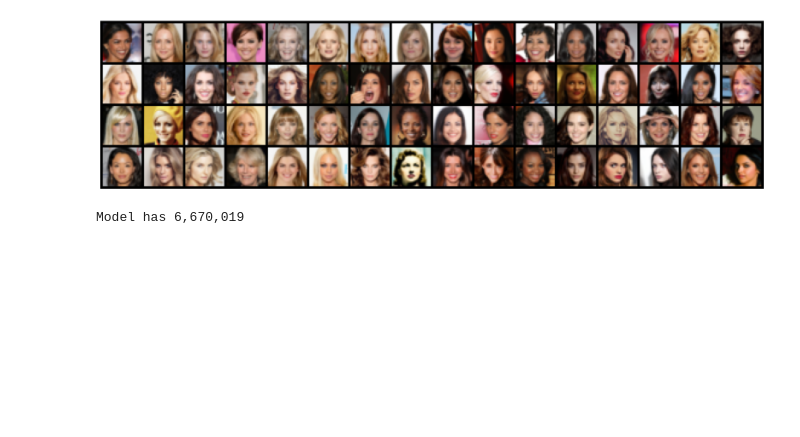
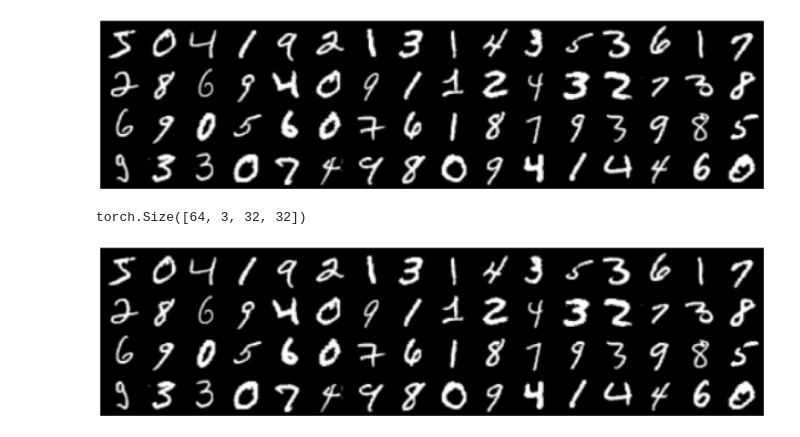
Before and after one commit to karanravindra/nn-zoo, a Jupyter notebook: projects/paper-implementations/image-generation/7-ddpm/ddpm.ipynb, the cells around one changed output. Cells and saved outputs as stored; diff of their text form; code cells hidden in the pictures; blank space fills up the shorter version.

```diff
--- a/projects/paper-implementations/image-generation/7-ddpm/ddpm.ipynb
+++ b/projects/paper-implementations/image-generation/7-ddpm/ddpm.ipynb
@@ -10,11 +10,11 @@ from torchmetrics.image.fid import FrechetInceptionDistance
 import diffusers
 import matplotlib.pyplot as plt
 # %%
-train_dataset = torchvision.datasets.ImageFolder("data/celeba_hq/train", transform=torchvision.transforms.Compose([
+train_dataset = torchvision.datasets.MNIST(root="data", train=True, transform=torchvision.transforms.Compose([
     torchvision.transforms.ToTensor(),
     torchvision.transforms.Resize((32,32))
 ]))
-test_dataset = torchvision.datasets.ImageFolder("data/celeba_hq/val", transform=torchvision.transforms.Compose([
+test_dataset = torchvision.datasets.MNIST(root="data", train=True, transform=torchvision.transforms.Compose([
     torchvision.transforms.ToTensor(),
     torchvision.transforms.Resize((32,32))
 ]))
@@ -31,7 +31,21 @@ plt.imshow(grid.permute(1, 2, 0))
 plt.axis("off")
 plt.show()
 # %% [output]
-[figure, old version]
+[figure, new version]
+# %%
+# Conver 1 channel to 3 channel
+x = x.repeat(1, 3, 1, 1)
+print(x.shape)
+# %% [output]
+torch.Size([64, 3, 32, 32])
+# %%
+plt.figure(figsize=(20,20))
+grid = torchvision.utils.make_grid(x, nrow=16)
+plt.imshow(grid.permute(1, 2, 0))
+plt.axis("off")
+plt.show()
+# %% [output]
+[figure, added]
 # %%
 model = diffusers.UNet2DModel(
     sample_size=(32, 32),
@@ -51,12 +65,11 @@ model = diffusers.UNet2DModel(
     ),  # "UpBlock2D", "AttnUpBlock2D",
     block_out_channels=(32, 64, 128, 128),
     layers_per_block=2,
+    num_class_embeds=10
 ).to(device)
 
 num_train_steps = 0
 print(f"Model has {model.num_parameters():,}")
-# %% [output]
-Model has 6,670,019
 # %%
 scheduler = diffusers.DDIMScheduler(
     num_train_timesteps=1000,
```
Also changed, not shown: parts of 4 cells of this notebook, 13 other files.
